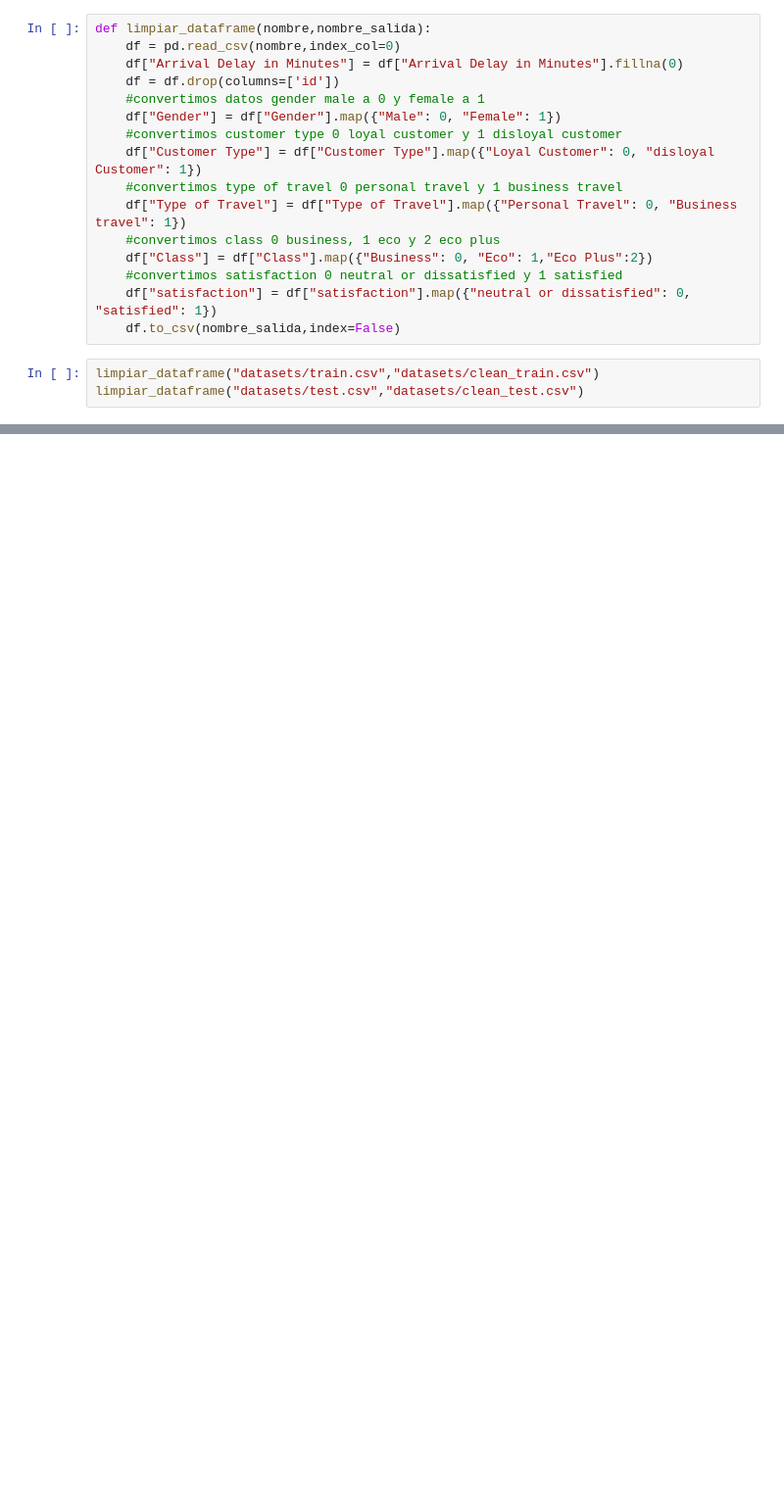
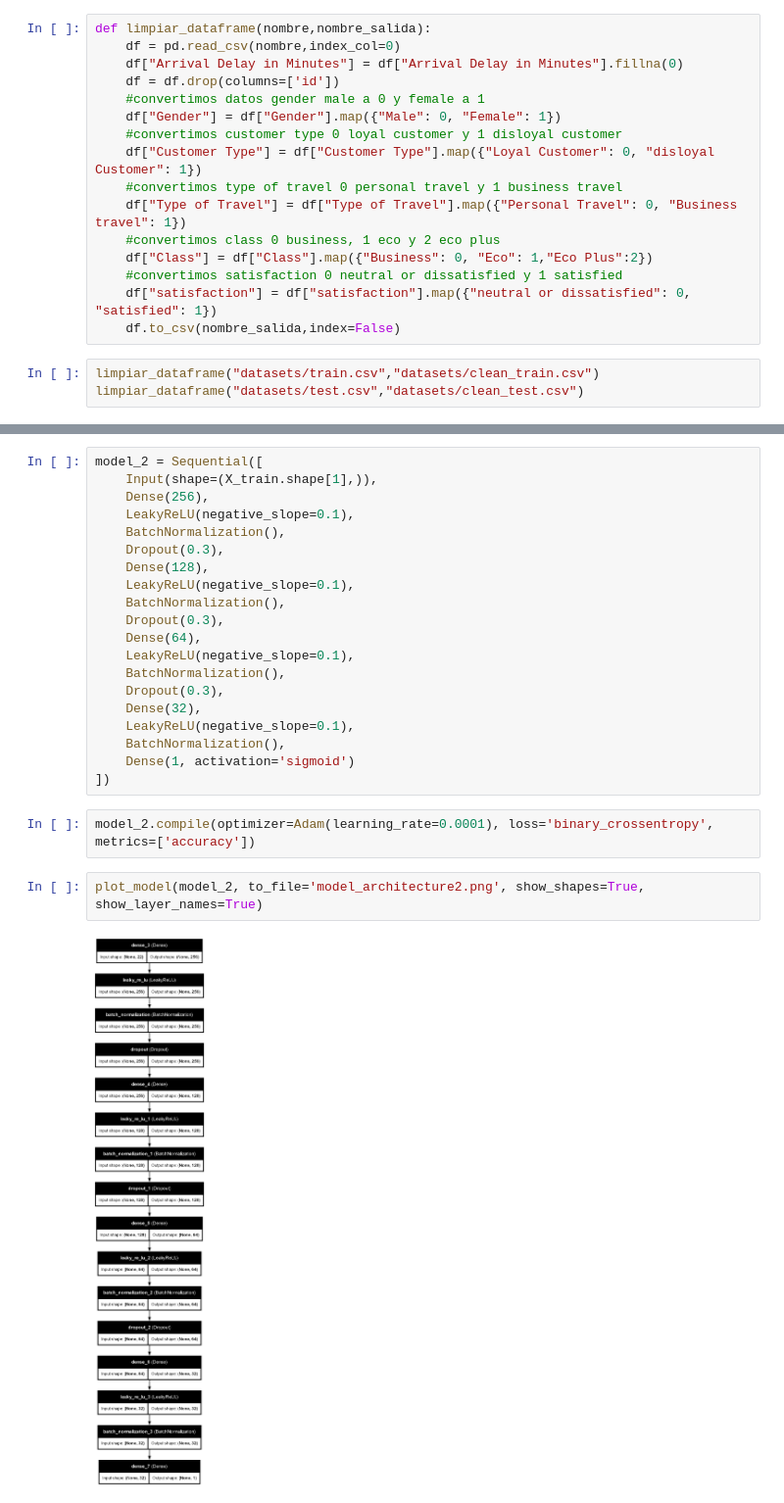
Before and after one commit to DayanAguilar/sist_int_final_project, a Jupyter notebook: modelling-preprocessing.ipynb, the cells around one changed output, grey strips where cells are left out. Shown at 98% size. Drawn from its saved outputs; the diff is of its cells as text; blank space fills up the shorter version.

```diff
--- a/modelling-preprocessing.ipynb
+++ b/modelling-preprocessing.ipynb
@@ -22,0 +96,26 @@ limpiar_dataframe("datasets/test.csv","datasets/clean_test.csv")
+# %%
+model_2 = Sequential([
+    Input(shape=(X_train.shape[1],)),
+    Dense(256),
+    LeakyReLU(negative_slope=0.1),
+    BatchNormalization(),
+    Dropout(0.3),
+    Dense(128),
+    LeakyReLU(negative_slope=0.1),
+    BatchNormalization(),
+    Dropout(0.3),
+    Dense(64),
+    LeakyReLU(negative_slope=0.1),
+    BatchNormalization(),
+    Dropout(0.3),
+    Dense(32),
+    LeakyReLU(negative_slope=0.1),
+    BatchNormalization(),
+    Dense(1, activation='sigmoid')
+])
+# %%
+model_2.compile(optimizer=Adam(learning_rate=0.0001), loss='binary_crossentropy', metrics=['accuracy'])
+# %%
+plot_model(model_2, to_file='model_architecture2.png', show_shapes=True, show_layer_names=True)
+# %% [output]
+[figure, added]
```
Also changed, not shown: parts of 19 cells of this notebook.
